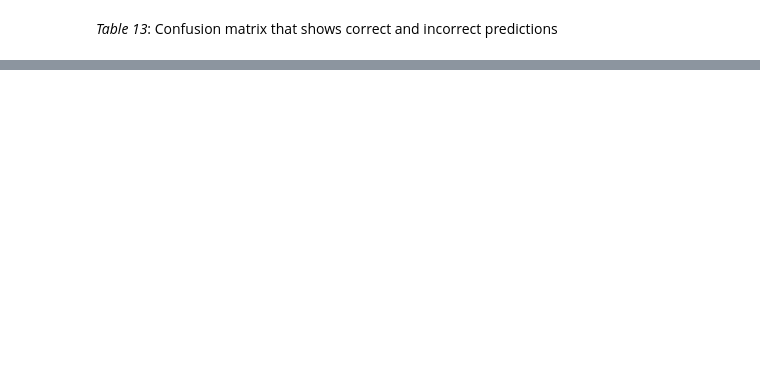
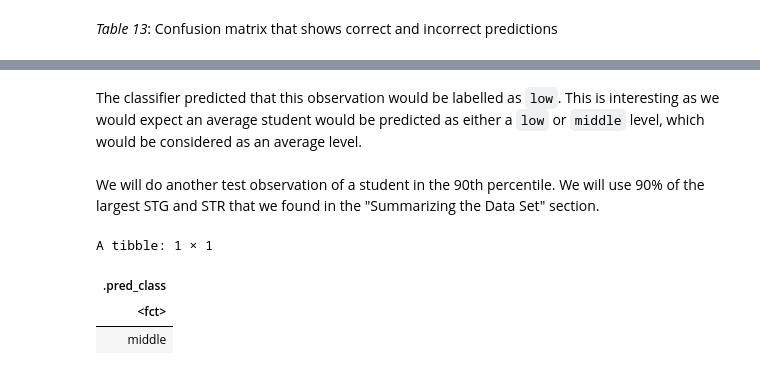
Before and after one commit to Wills-Hao/DSCI-100-project, a Jupyter notebook: final_group_project.ipynb, the cells around one changed output, grey strips where cells are left out. Saved outputs shown, nothing was run; the diff lists cells and outputs as text; code cells hidden in the pictures; blank space fills up the shorter version.

```diff
--- a/final_group_project.ipynb
+++ b/final_group_project.ipynb
@@ -546,0 +576,15 @@ first_observation <- tibble(STG = )
+# %% [markdown]
+The classifier predicted that this observation would be labelled as `low`. This is interesting as we would expect an average student would be predicted as either a `low` or `middle` level, which would be considered as an average level.
+# %% [markdown]
+We will do another test observation of a student in the 90th percentile. We will use 90% of the largest STG and STR that we found in the "Summarizing the Data Set" section.
+# %%
+second_observation <- tibble(STG = 0.9 * 0.99, STR = 0.9 * 0.95)
+
+second_prediction <- predict(user_knowledge_fit, second_observation)
+
+second_prediction
+# %% [output]
+A tibble: 1 × 1
+| .pred_class |
+| <fct> |
+| middle |
```
Also changed, not shown: parts of 18 cells of this notebook.
